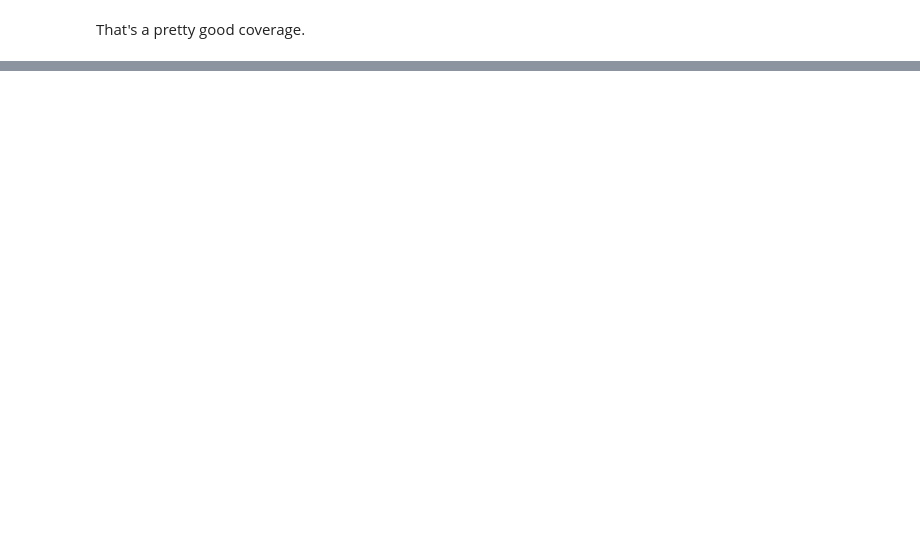
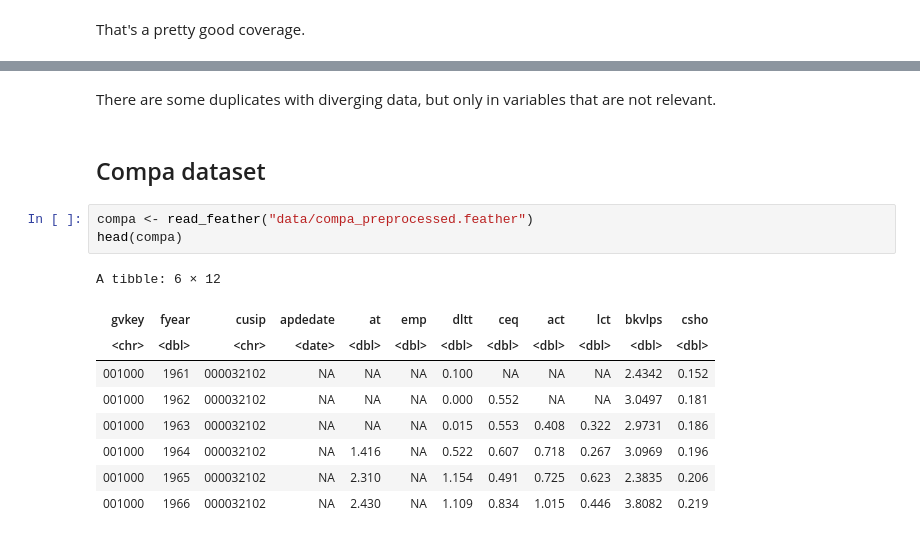
Before and after one commit to julianbarg/boardex, a Jupyter notebook: data_validation.ipynb, the cells around one changed output, grey strips where cells are left out. Drawn from its saved outputs; the diff is of its cells as text; blank space fills up the shorter version.

```diff
--- a/data_validation.ipynb
+++ b/data_validation.ipynb
@@ -290,0 +322,17 @@ That's a pretty good coverage.
+# %% [markdown]
+There are some duplicates with diverging data, but only in variables that are not relevant.
+# %% [markdown]
+## Compa dataset
+# %%
+compa <- read_feather("data/compa_preprocessed.feather")
+head(compa)
+# %% [output]
+A tibble: 6 × 12
+| gvkey | fyear | cusip | apdedate | at | emp | dltt | ceq | act | lct | bkvlps | csho |
+| <chr> | <dbl> | <chr> | <date> | <dbl> | <dbl> | <dbl> | <dbl> | <dbl> | <dbl> | <dbl> | <dbl> |
+| 001000 | 1961 | 000032102 | NA | NA | NA | 0.100 | NA | NA | NA | 2.4342 | 0.152 |
+| 001000 | 1962 | 000032102 | NA | NA | NA | 0.000 | 0.552 | NA | NA | 3.0497 | 0.181 |
+| 001000 | 1963 | 000032102 | NA | NA | NA | 0.015 | 0.553 | 0.408 | 0.322 | 2.9731 | 0.186 |
+| 001000 | 1964 | 000032102 | NA | 1.416 | NA | 0.522 | 0.607 | 0.718 | 0.267 | 3.0969 | 0.196 |
+| 001000 | 1965 | 000032102 | NA | 2.310 | NA | 1.154 | 0.491 | 0.725 | 0.623 | 2.3835 | 0.206 |
+| 001000 | 1966 | 000032102 | NA | 2.430 | NA | 1.109 | 0.834 | 1.015 | 0.446 | 3.8082 | 0.219 |
```
Also changed, not shown: parts of 19 cells of this notebook, 2 other files.
